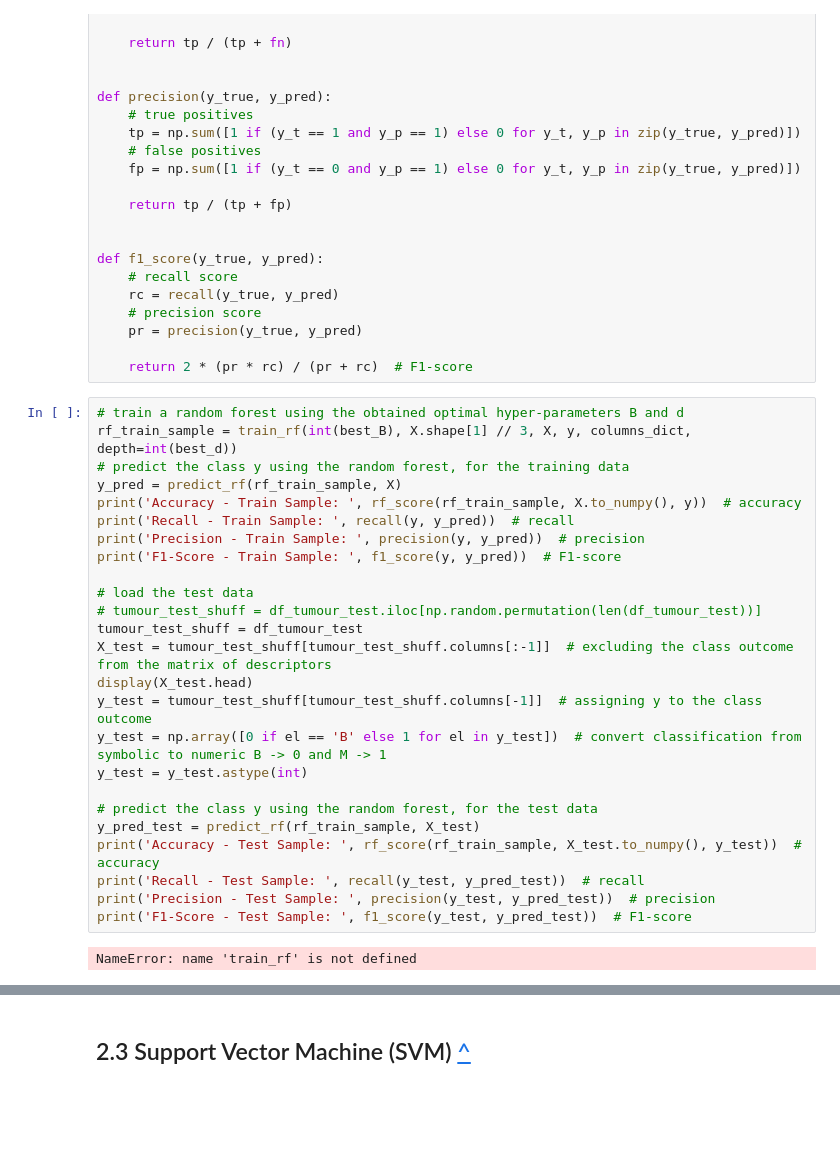
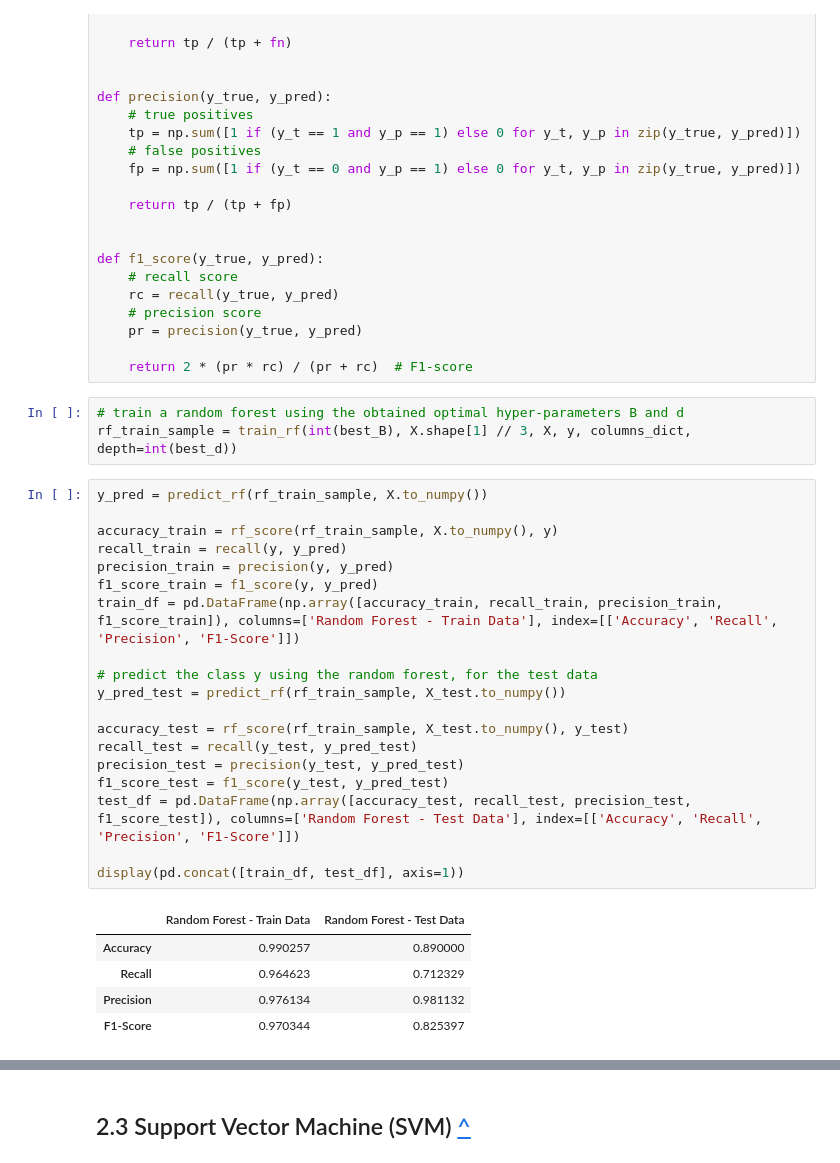
Before and after one commit to GeorgeAlevras/Data-Science-Coursework-1, a Jupyter notebook: Alevras01531221_CW1_clean_V1.ipynb, the cells around one changed output, grey strips where cells are left out. Saved outputs shown, nothing was run; the diff lists cells and outputs as text; blank space fills up the shorter version.

```diff
--- a/Alevras01531221_CW1_clean_V1.ipynb
+++ b/Alevras01531221_CW1_clean_V1.ipynb
@@ -1321,30 +1341,31 @@ def f1_score(y_true, y_pred):
     pr = precision(y_true, y_pred)
 
     return 2 * (pr * rc) / (pr + rc)  # F1-score
-# %%
-# train a random forest using the obtained optimal hyper-parameters B and d
-rf_train_sample = train_rf(int(best_B), X.shape[1] // 3, X, y, columns_dict, depth=int(best_d))
-# predict the class y using the random forest, for the training data
-y_pred = predict_rf(rf_train_sample, X)
-print('Accuracy - Train Sample: ', rf_score(rf_train_sample, X.to_numpy(), y))  # accuracy
-print('Recall - Train Sample: ', recall(y, y_pred))  # recall
-print('Precision - Train Sample: ', precision(y, y_pred))  # precision
-print('F1-Score - Train Sample: ', f1_score(y, y_pred))  # F1-score
-
-# load the test data
-# tumour_test_shuff = df_tumour_test.iloc[np.random.permutation(len(df_tumour_test))]
-tumour_test_shuff = df_tumour_test
-X_test = tumour_test_shuff[tumour_test_shuff.columns[:-1]]  # excluding the class outcome from the matrix of descriptors
-display(X_test.head)
-y_test = tumour_test_shuff[tumour_test_shuff.columns[-1]]  # assigning y to the class outcome
-y_test = np.array([0 if el == 'B' else 1 for el in y_test])  # convert classification from symbolic to numeric B -> 0 and M -> 1
-y_test = y_test.astype(int)
-
-# predict the class y using the random forest, for the test data
-y_pred_test = predict_rf(rf_train_sample, X_test)
-print('Accuracy - Test Sample: ', rf_score(rf_train_sample, X_test.to_numpy(), y_test))  # accuracy
-print('Recall - Test Sample: ', recall(y_test, y_pred_test))  # recall
-print('Precision - Test Sample: ', precision(y_test, y_pred_test))  # precision
-print('F1-Score - Test Sample: ', f1_score(y_test, y_pred_test))  # F1-score
-# %% [output]
-NameError: name 'train_rf' is not defined
+# %%
+# train a random forest using the obtained optimal hyper-parameters B and d
+rf_train_sample = train_rf(int(best_B), X.shape[1] // 3, X, y, columns_dict, depth=int(best_d))
+# %%
+y_pred = predict_rf(rf_train_sample, X.to_numpy())
+
+accuracy_train = rf_score(rf_train_sample, X.to_numpy(), y)
+recall_train = recall(y, y_pred)
+precision_train = precision(y, y_pred)
+f1_score_train = f1_score(y, y_pred)
+train_df = pd.DataFrame(np.array([accuracy_train, recall_train, precision_train, f1_score_train]), columns=['Random Forest - Train Data'], index=[['Accuracy', 'Recall', 'Precision', 'F1-Score']])
+
+# predict the class y using the random forest, for the test data
+y_pred_test = predict_rf(rf_train_sample, X_test.to_numpy())
+
+accuracy_test = rf_score(rf_train_sample, X_test.to_numpy(), y_test)
+recall_test = recall(y_test, y_pred_test)
+precision_test = precision(y_test, y_pred_test)
+f1_score_test = f1_score(y_test, y_pred_test)
+test_df = pd.DataFrame(np.array([accuracy_test, recall_test, precision_test, f1_score_test]), columns=['Random Forest - Test Data'], index=[['Accuracy', 'Recall', 'Precision', 'F1-Score']])
+
+display(pd.concat([train_df, test_df], axis=1))
+# %% [output]
+|  | Random Forest - Train Data | Random Forest - Test Data |
+| Accuracy | 0.990257 | 0.890000 |
+| Recall | 0.964623 | 0.712329 |
+| Precision | 0.976134 | 0.981132 |
+| F1-Score | 0.970344 | 0.825397 |
```
Also changed, not shown: parts of 51 cells of this notebook.
